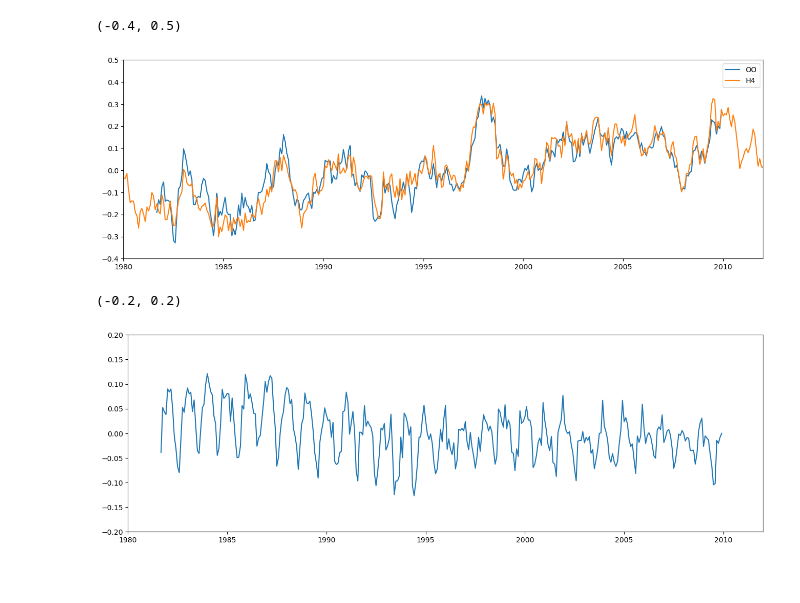
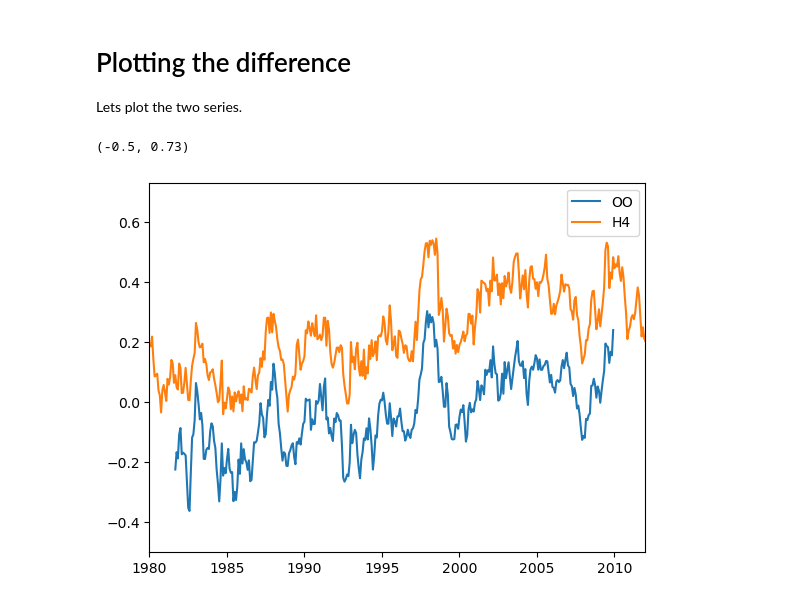
Before and after one commit to jjk-code-otter/open-ocean, a Jupyter notebook: notebooks/compare_to_hadsst4.ipynb, the cells around one changed output. Cells and saved outputs as stored; diff of their text form; code cells hidden in the pictures.

```diff
--- a/notebooks/compare_to_hadsst4.ipynb
+++ b/notebooks/compare_to_hadsst4.ipynb
@@ -23,7 +33,7 @@ ocean = np.where(np.isnan(climatology), 0.0, 1.0)
 # Areas are proportional to the cosine of latitude multiplied by the ocean area in the grid cell
 areas = np.zeros((36, 72))
 for xx, yy in product(range(72), range(36)):
-    areas[yy, xx] = np.mean(ocean[yy*5:(yy+1)*5, xx*5:(xx+1)*5]) * cos_lat_weights.values[yy*5+2]
+    areas[yy, xx] = np.mean(ocean[yy*5:(yy+1)*5, xx*5:(xx+1)*5]) * np.cos(np.pi*(yy*5 - 87.5)/180.)
 
 # normalise the areas to one at the equator
 areas = areas/np.max(areas)
@@ -30,5 +45,5 @@ areas = areas/np.max(areas)
 # %%
-hadsst4 = xr.open_dataset(data_dir / "ManagedData" / "Data" / "HadSST4" / "HadSST.4.1.1.0_median.nc")
+hadsst4 = xr.open_dataset(data_dir / "ManagedData" / "Data" / "HadSST4" / "HadSST.4.1.1.0_unadjusted.nc")
 
 lat_slice = hadsst4.tos.sel(latitude=slice(-90, 90))
 lat_lon_slice = lat_slice.sel(longitude=slice(-180, 180))
@@ -59,20 +72,14 @@ difference = zeroed_oo - zeroed_h4[selection]
-# %%
-plt.figure()
-plt.gcf().set_size_inches(16,5)
-plt.plot(oo_time, zeroed_oo, label='OO')
-plt.plot(h4_time, zeroed_h4, label='H4')
-plt.legend()
-plt.xlim(1980, 2012)
-plt.ylim(-0.4,0.5)
-# %% [output]
-(-0.4, 0.5)
-[figure, removed]
-# %%
-plt.figure()
-plt.gcf().set_size_inches(16, 5)
-plt.plot(oo_time, difference)
-plt.xlim(1980, 2012)
-plt.ylim(-0.2,0.2)
-# %% [output]
-(-0.2, 0.2)
-[figure, removed]
+# %% [markdown]
+Plotting the difference
+=======================
+
+Lets plot the two series.
+# %%
+plt.plot(oo_time, oo_weighted_mean, label='OO')
+plt.plot(h4_time, h4_weighted_mean, label='H4')
+plt.legend()
+plt.xlim(1980, 2012)
+plt.ylim(-0.5,0.73)
+# %% [output]
+(-0.5, 0.73)
+[figure, added]
```
Also changed, not shown: parts of 13 cells of this notebook.
